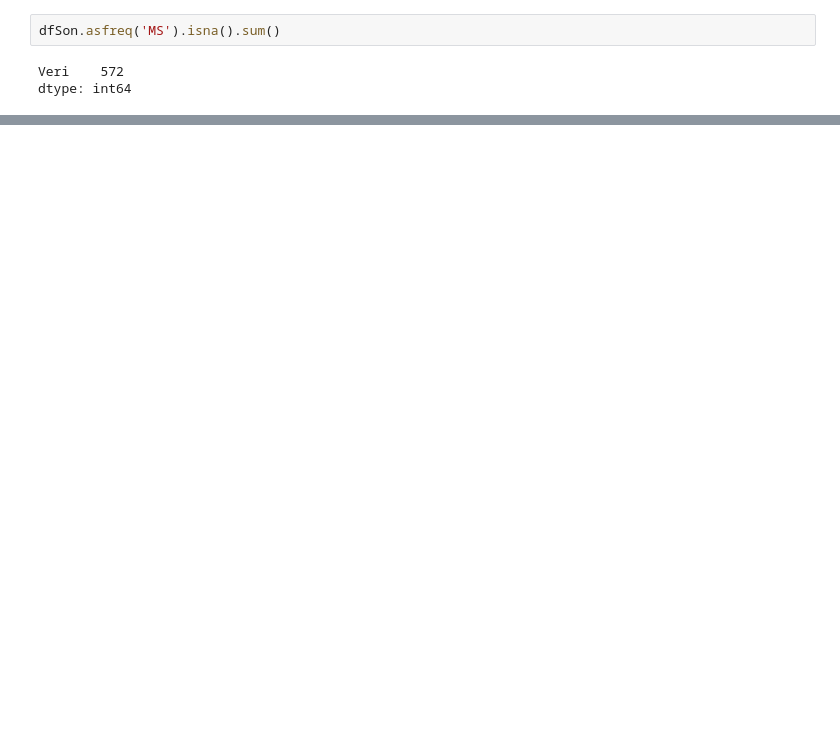
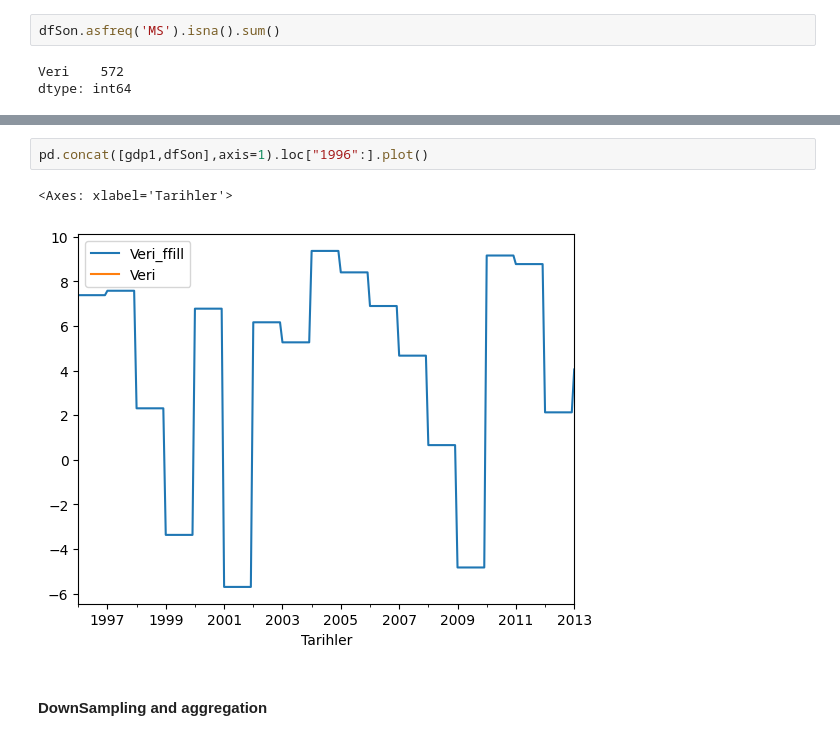
Before and after one commit to ibrahimediz/timeseriesanalysandforecasting0712_1112_23, a Jupyter notebook: Dokumanlar/01_ManipulateData.ipynb, the cells around one changed output, grey strips where cells are left out. Cells and saved outputs as stored; diff of their text form; blank space fills up the shorter version.

```diff
--- a/Dokumanlar/01_ManipulateData.ipynb
+++ b/Dokumanlar/01_ManipulateData.ipynb
@@ -380,0 +416,7 @@ yenidf.head()
+# %%
+pd.concat([gdp1,dfSon],axis=1).loc["1996":].plot()
+# %% [output]
+<Axes: xlabel='Tarihler'>
+[figure, added]
+# %% [markdown]
+#### DownSampling and aggregation
```
Also changed, not shown: parts of 49 cells of this notebook, 12 other files.
